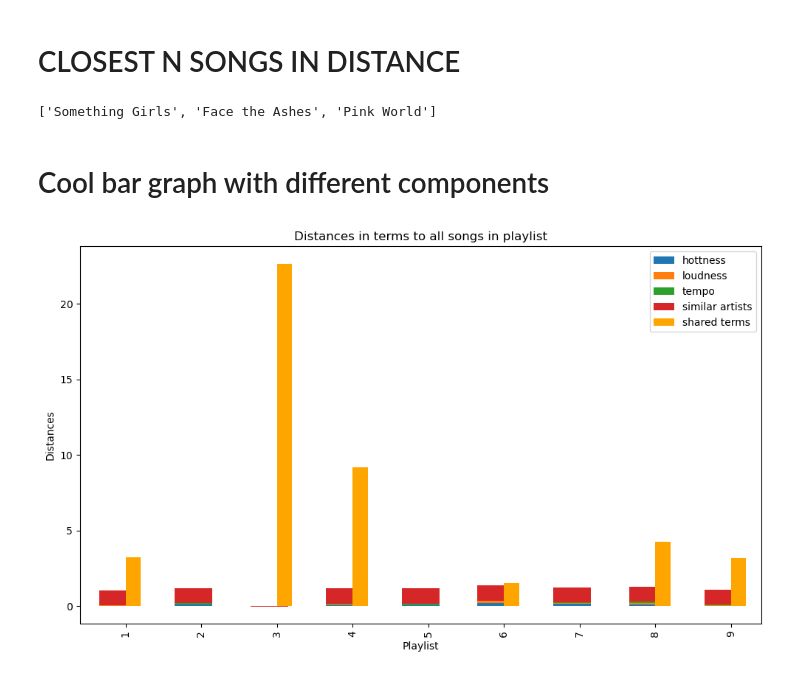
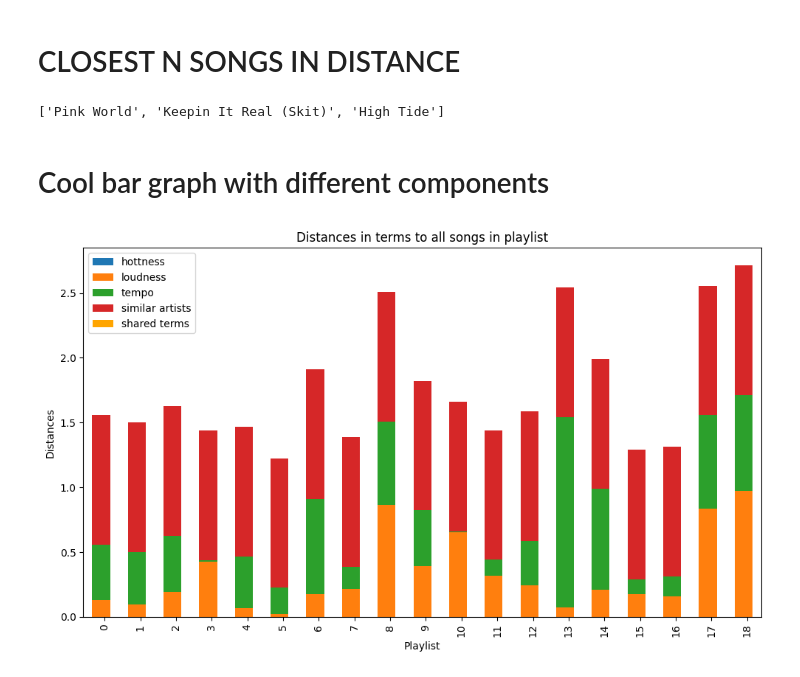
Before and after one commit to agarfel/CSE204-Project, a Jupyter notebook: model_study.ipynb, the cells around one changed output. Drawn from its saved outputs; the diff is of its cells as text; code cells hidden in the pictures.

```diff
--- a/model_study.ipynb
+++ b/model_study.ipynb
@@ -10,14 +12,2 @@ from mpl_toolkits.mplot3d import axes3d
 # %%
-data = pd.read_csv("output.csv")
-data['similar'] = data['similar'].apply(lambda x: x.split('/'))
-data['artist_terms'] = data['artist_terms'].apply(lambda x: str(x).split('/'))
-data['artist_terms_weights'] = data['artist_terms_weights'].apply(lambda x: str(x).split('/'))
-
-l_max = data['loudness'].max()
-l_min = data['loudness'].min()
-
-t_max = data['tempo'].max()
-t_min = data['tempo'].min()
-
-data['tempo'] = (data['tempo'] - t_min)/(t_max - t_min)
-data['loudness'] = (data['loudness'] - l_min)/(l_max - l_min)
+data = bd.load_data("output.csv")
@@ -241,23 +184,23 @@ def closest_n(song, pl, n):
     #pl playlist from which song was recommended
     #returns closest n songs in an array, closest to furthest
 
-    distances = np.array([distance(song, plsong) for plsong in pl])
+    distances = np.array([bd.distance(song, plsong) for plsong in pl])
     sort_distances = np.argsort(distances)
     n_indices = sort_distances[:n]
     return [playlist[i]['title'] for i in n_indices]
 
 print(closest_n(songrec, playlist, 3))
 # %% [output]
-['Something Girls', 'Face the Ashes', 'Pink World']
+['Pink World', 'Keepin It Real (Skit)', 'High Tide']
 # %% [markdown]
 # Cool bar graph with different components
 # %%
 def bar_graph_data(songrec, pl, alphas = [1,1,1,1,1]):
-    hottness = [distance(songrec, song, alphas, 'hot') for song in pl]
-    loudness = [distance(songrec, song, alphas, 'loud') for song in pl]
-    tempo = [distance(songrec, song, alphas, 'tempo') for song in pl]
-    similar_artists = [distance(songrec, song, alphas, 'similar_artists') for song in pl]
-    shared_terms = [distance(songrec, song, alphas, 'shared_terms') for song in pl]
+    hottness = [bd.distance(songrec, song, alphas, 'hottness') for song in pl]
+    loudness = [bd.distance(songrec, song, alphas, 'loudness') for song in pl]
+    tempo = [bd.distance(songrec, song, alphas, 'tempo') for song in pl]
+    similar_artists = [bd.distance(songrec, song, alphas, 'similar') for song in pl]
+    shared_terms = [bd.distance(songrec, song, alphas, 'terms') for song in pl]
 
     return hottness, loudness, tempo, similar_artists, shared_terms
 # %%
@@ -266,14 +209,18 @@ def bar_graph_data(songrec, pl, alphas = [1,1,1,1,1]):
 
 # define songrec
 # define playlist
-alphas = [1,1,1,1,1]
+
+playlist = [data.iloc[i] for i in range(20,40)]
+songrec = data.iloc[19]
+#def cluster_songs(starting_points, k, pl, song)print(terms1, weights1, term2, weights2)
+
+alphas = [4,4,4,1,4]
 
 hottness, loudness, tempo, similar_artists, shared_terms = bar_graph_data(songrec, playlist, alphas)
-names = []
-for song in playlist:
-    names.append(song['title'])
-data = {
-    'Playlist songs' : [1,2,3,4,5,6,7,8,9],
+names = [song['title'] for song in playlist]
+
+plotdata = {
+    'Playlist songs' : [i for i in range(len(playlist)-1)],
     'hottness' : hottness[1:],
     'loudness' : loudness[1:],
     'tempo' : tempo[1:],
@@ -281,7 +228,8 @@ data = {
     'shared terms' : shared_terms[1:] #side bar plot
 }
 
-df = pd.DataFrame(data)
+
+df = pd.DataFrame(plotdata)
 
 # Set 'Year' as the index
 df.set_index('Playlist songs', inplace=True)
@@ -290,31 +238,31 @@ df.set_index('Playlist songs', inplace=True)
 fig, ax = plt.subplots(figsize=(10, 6))
 
 # Plot the main stacked bars
 df[['hottness', 'loudness', 'tempo', 'similar artists']].plot(kind='bar', stacked=True, ax=ax)
 
 # Manually add the separate bar next to each group
 bar_width = 0.2
 x = np.arange(len(df.index))  # the label locations
 separate_bar_x = x + bar_width  # position for the separate bar
 
 ax.bar(separate_bar_x, df['shared terms'], width=bar_width, label='shared terms', color='orange')
 
 # Adding labels and title
 ax.set_xlabel('Playlist')
 ax.set_ylabel('Distances')
 ax.set_title('Distances in terms to all songs in playlist')
 
 # Setting x-ticks to be in the middle of the main and separate bars
 ax.set_xticks(x + bar_width / 2)
 ax.set_xticklabels(df.index)
 
 # Adding a legend
 ax.legend()
 
 # Adjust layout to make room for the separate bars
 plt.tight_layout()
 
 # Show plot
 plt.show()
 # %% [output]
-[figure, old version]
+[figure, new version]
```
Also changed, not shown: parts of 5 cells of this notebook.
